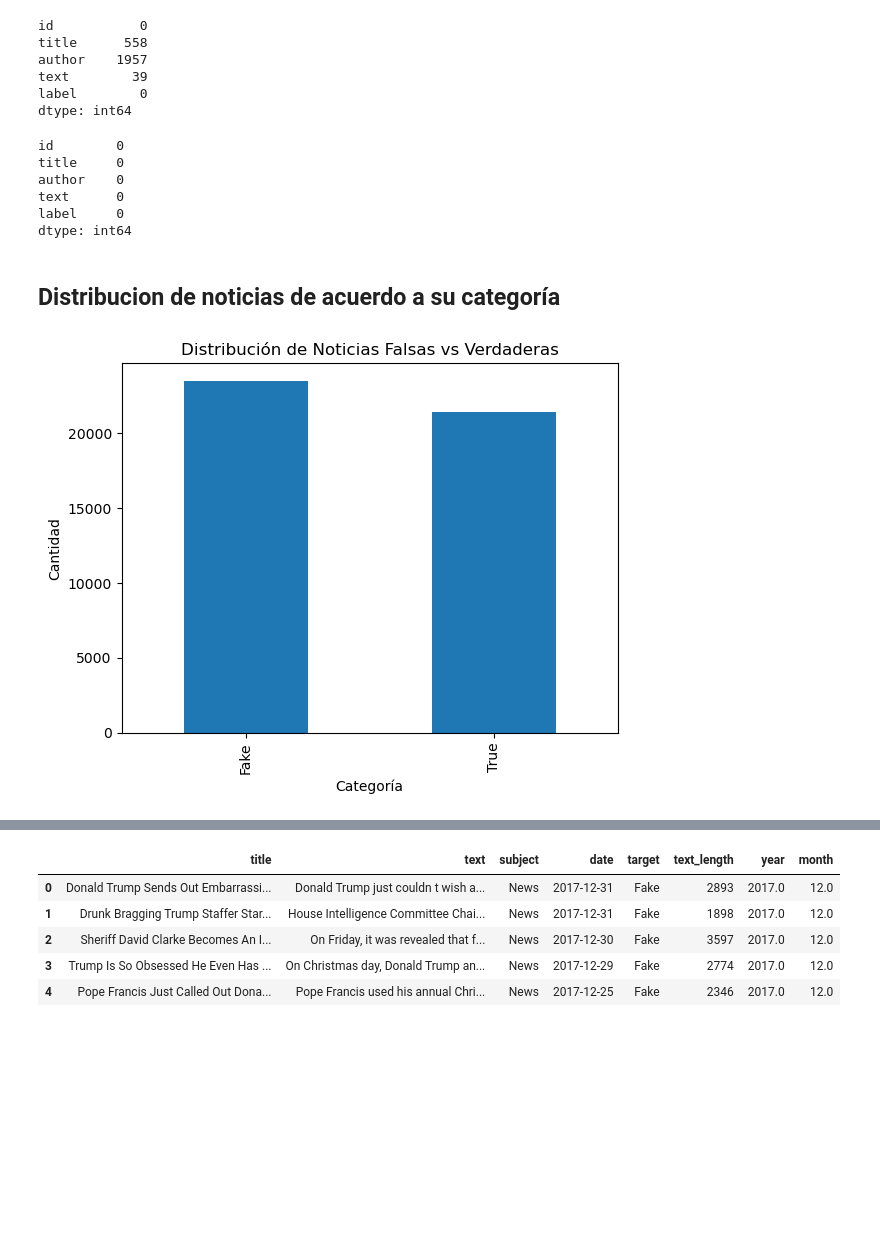
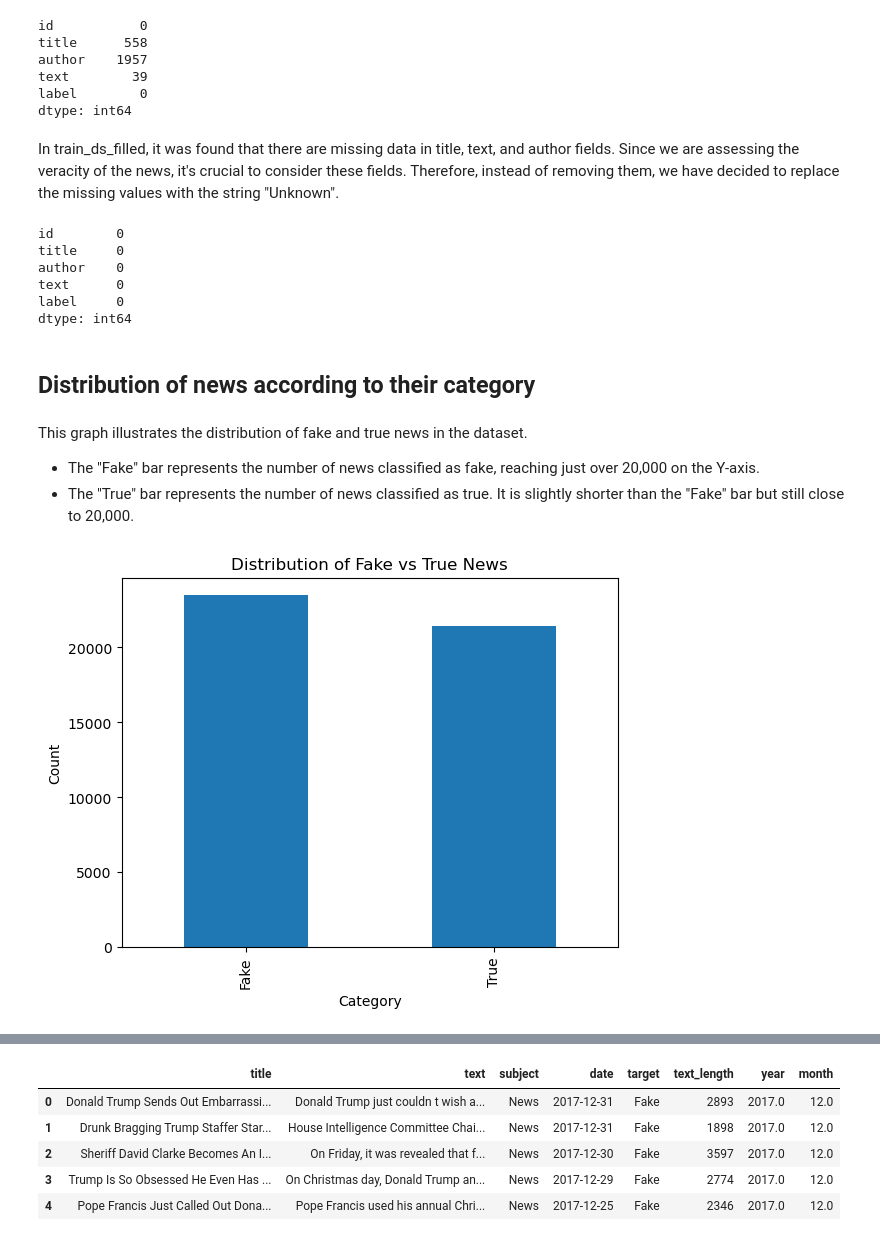
Before and after one commit to Juandavidbaro/Fake-News-Detection, a Jupyter notebook: Entrega 2/EDA-Model.ipynb, the cells around one changed output, grey strips where cells are left out. Cells and saved outputs as stored; diff of their text form; code cells hidden in the pictures; blank space fills up the shorter version.

Commit message:
updated trained models

```diff
--- a/Entrega 2/EDA-Model.ipynb
+++ b/Entrega 2/EDA-Model.ipynb
@@ -132,6 +133,9 @@ author    1957
 text        39
 label        0
 dtype: int64
+# %% [markdown]
+
+In train_ds_filled, it was found that there are missing data in title, text, and author fields. Since we are assessing the veracity of the news, it's crucial to consider these fields. Therefore, instead of removing them, we have decided to replace the missing values with the string "Unknown".
 # %%
 train_ds_filled = train_ds.copy()
 
@@ -148,15 +152,20 @@ text      0
 label     0
 dtype: int64
 # %% [markdown]
-## Distribucion de noticias de acuerdo a su categoría
+## Distribution of news according to their category
+# %% [markdown]
+ This graph illustrates the distribution of fake and true news in the dataset.
+
+- The "Fake" bar represents the number of news classified as fake, reaching just over 20,000 on the Y-axis.
+- The "True" bar represents the number of news classified as true. It is slightly shorter than the "Fake" bar but still close to 20,000.
 # %%
 distribution = df_news['target'].value_counts()
 
 distribution.plot(kind='bar')
-plt.title('Distribución de Noticias Falsas vs Verdaderas')
-plt.xlabel('Categoría')
-plt.ylabel('Cantidad')
+plt.title('Distribution of Fake vs True News')
+plt.xlabel('Category')
+plt.ylabel('Count')
 plt.show()
 # %% [output]
-[figure, old version]
+[figure, new version]
 # %% [markdown]
```
Also changed, not shown: parts of 32 cells of this notebook, 2 other files.
